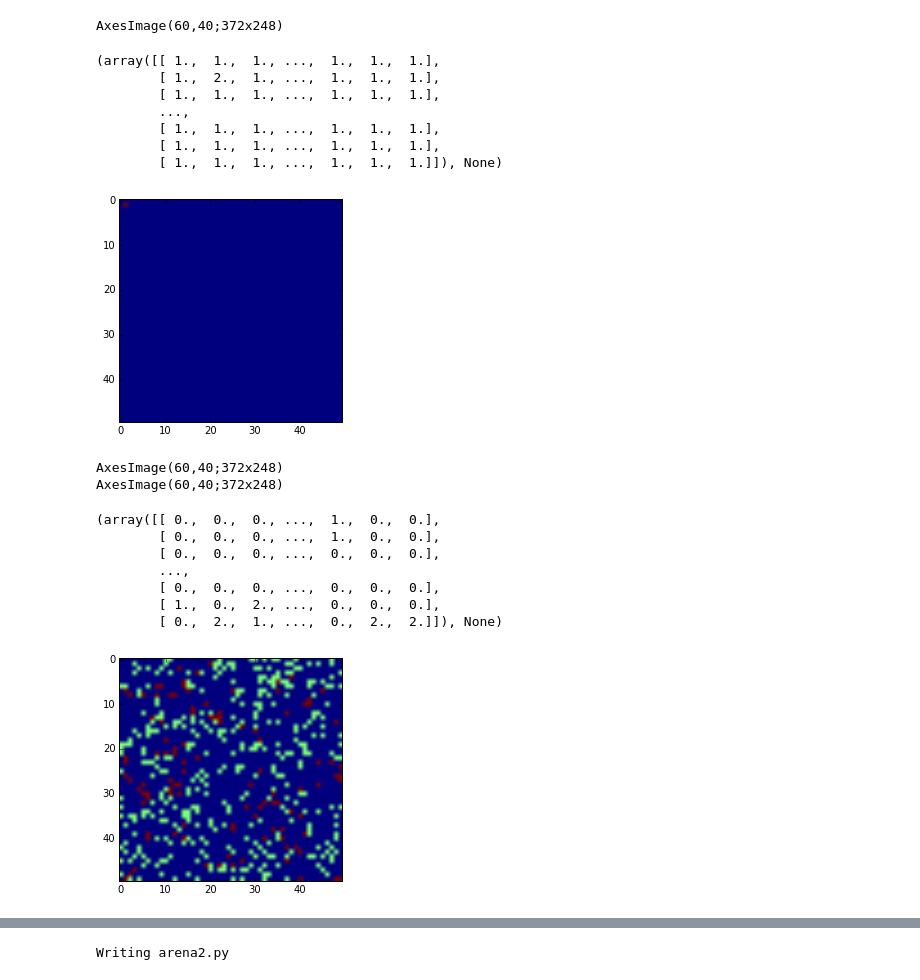
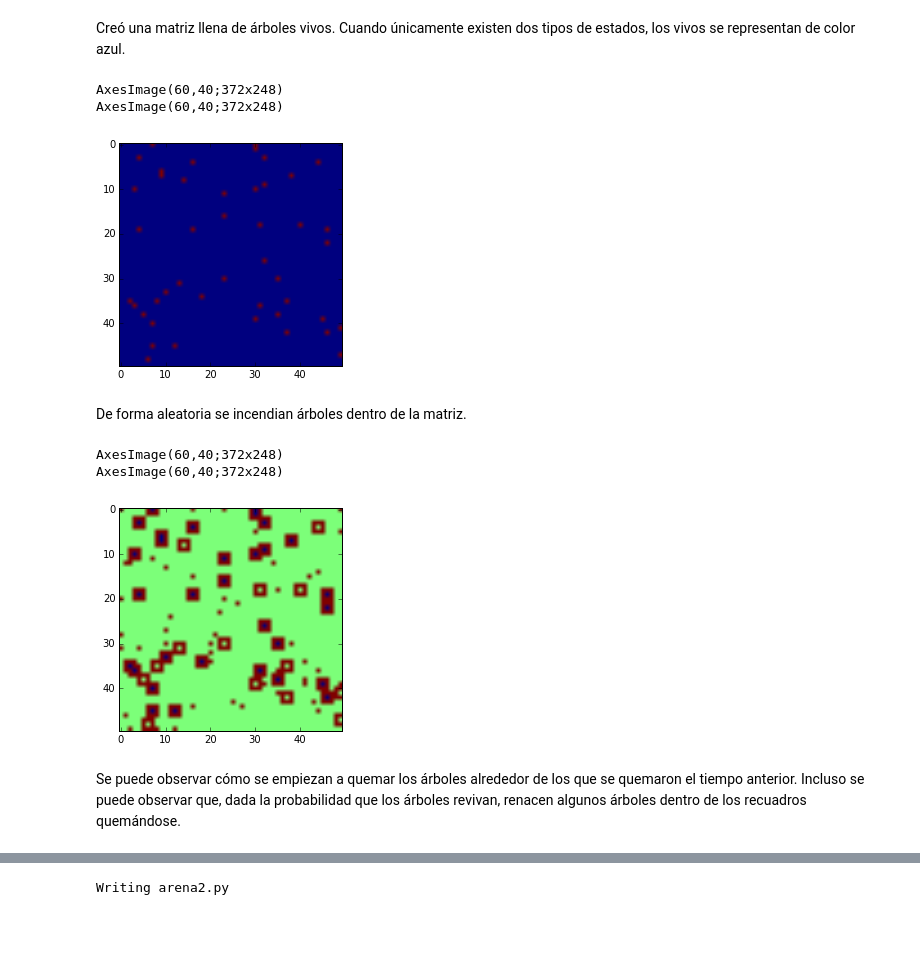
Before and after one commit to LoreMD/proyectoMateCompu, a Jupyter notebook: TodoEsIncreible.ipynb, the cells around one changed output, grey strips where cells are left out. Saved outputs shown, nothing was run; the diff lists cells and outputs as text; code cells hidden in the pictures; blank space fills up the shorter version.

Commit message:
Antonio haz el analisis de árbol, copca haz la corrida de las dos pilas e inicia el análisis

```diff
--- a/TodoEsIncreible.ipynb
+++ b/TodoEsIncreible.ipynb
@@ -341,6 +364,6 @@ class Bosque():
 # %%
-b=Bosque(50+2,0.05,0.05)
+b=Bosque(50+2,0.02,0.3)
 b.crea()
-b.toString(), b.imprime()
+b.imprime()
 # %% [output]
 AxesImage(60,40;372x248)
@@ -354,30 +370,23 @@ AxesImage(60,40;372x248)
 [figure]
+# %% [markdown]
+Creó una matriz llena de árboles vivos. Cuando únicamente existen dos tipos de estados, los vivos se representan de color azul.
 # %%
-b.empiezaFuego()
-b.toString(), b.imprime()
+b.step()
+b.imprime()
 # %% [output]
 AxesImage(60,40;372x248)
+AxesImage(60,40;372x248)
-(array([[ 1.,  1.,  1., ...,  1.,  1.,  1.],
-        [ 1.,  2.,  1., ...,  1.,  1.,  1.],
-        [ 1.,  1.,  1., ...,  1.,  1.,  1.],
-        ...,
-        [ 1.,  1.,  1., ...,  1.,  1.,  1.],
-        [ 1.,  1.,  1., ...,  1.,  1.,  1.],
-        [ 1.,  1.,  1., ...,  1.,  1.,  1.]]), None)
-[figure, old version]
+[figure, new version]
+# %% [markdown]
+De forma aleatoria se incendian árboles dentro de la matriz.
 # %%
 b.step()
-b.toString(), b.imprime()
+b.imprime()
 # %% [output]
 AxesImage(60,40;372x248)
 AxesImage(60,40;372x248)
-(array([[ 0.,  0.,  0., ...,  1.,  0.,  0.],
-        [ 0.,  0.,  0., ...,  1.,  0.,  0.],
-        [ 0.,  0.,  0., ...,  0.,  0.,  0.],
-        ...,
-        [ 0.,  0.,  0., ...,  0.,  0.,  0.],
-        [ 1.,  0.,  2., ...,  0.,  0.,  0.],
-        [ 0.,  2.,  1., ...,  0.,  2.,  2.]]), None)
-[figure, old version]
+[figure, new version]
+# %% [markdown]
+Se puede observar cómo se empiezan a quemar los árboles alrededor de los que se quemaron el tiempo anterior. Incluso se puede observar que, dada la probabilidad que los árboles revivan, renacen algunos árboles dentro de los recuadros quemándose.
 # %%
 b.step()
```
Also changed, not shown: parts of 20 cells of this notebook.
